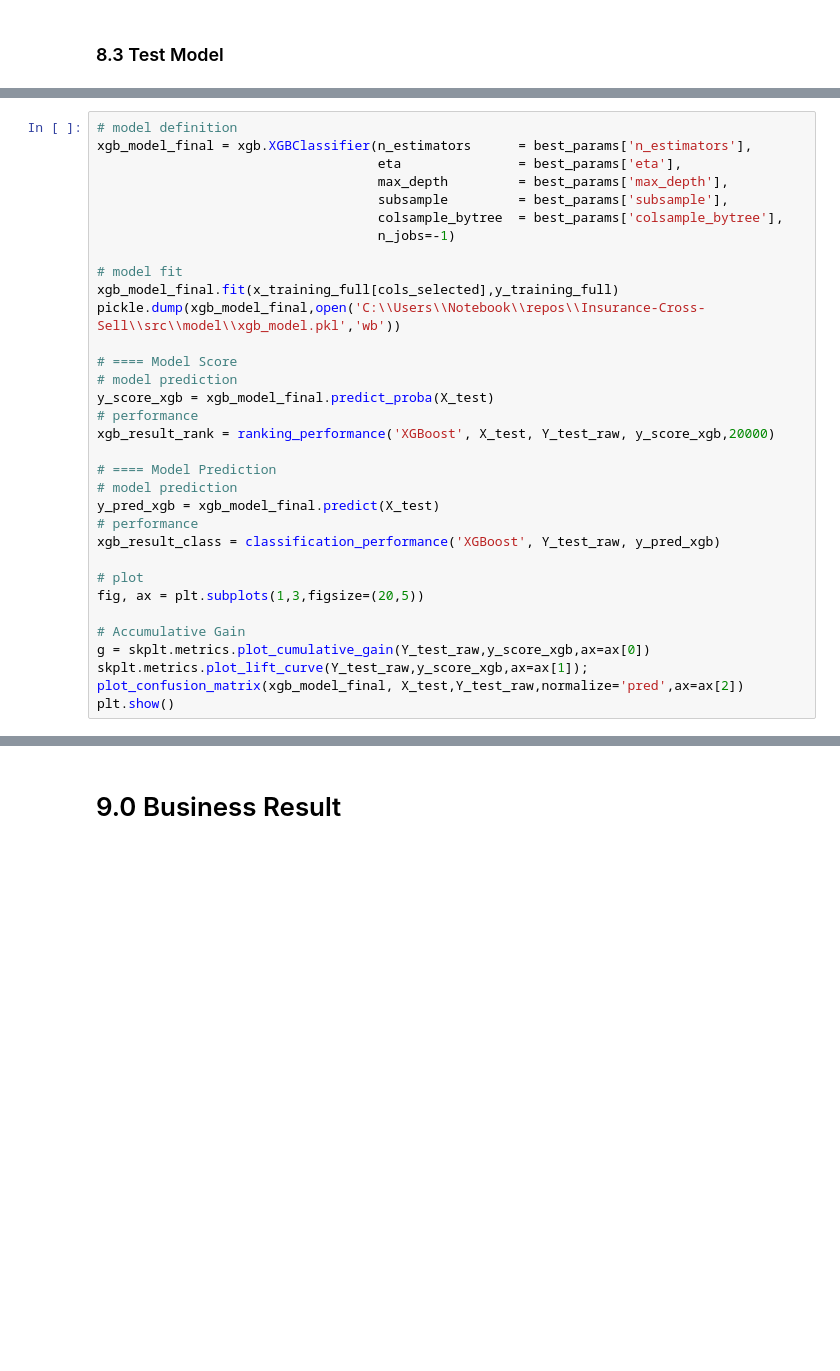
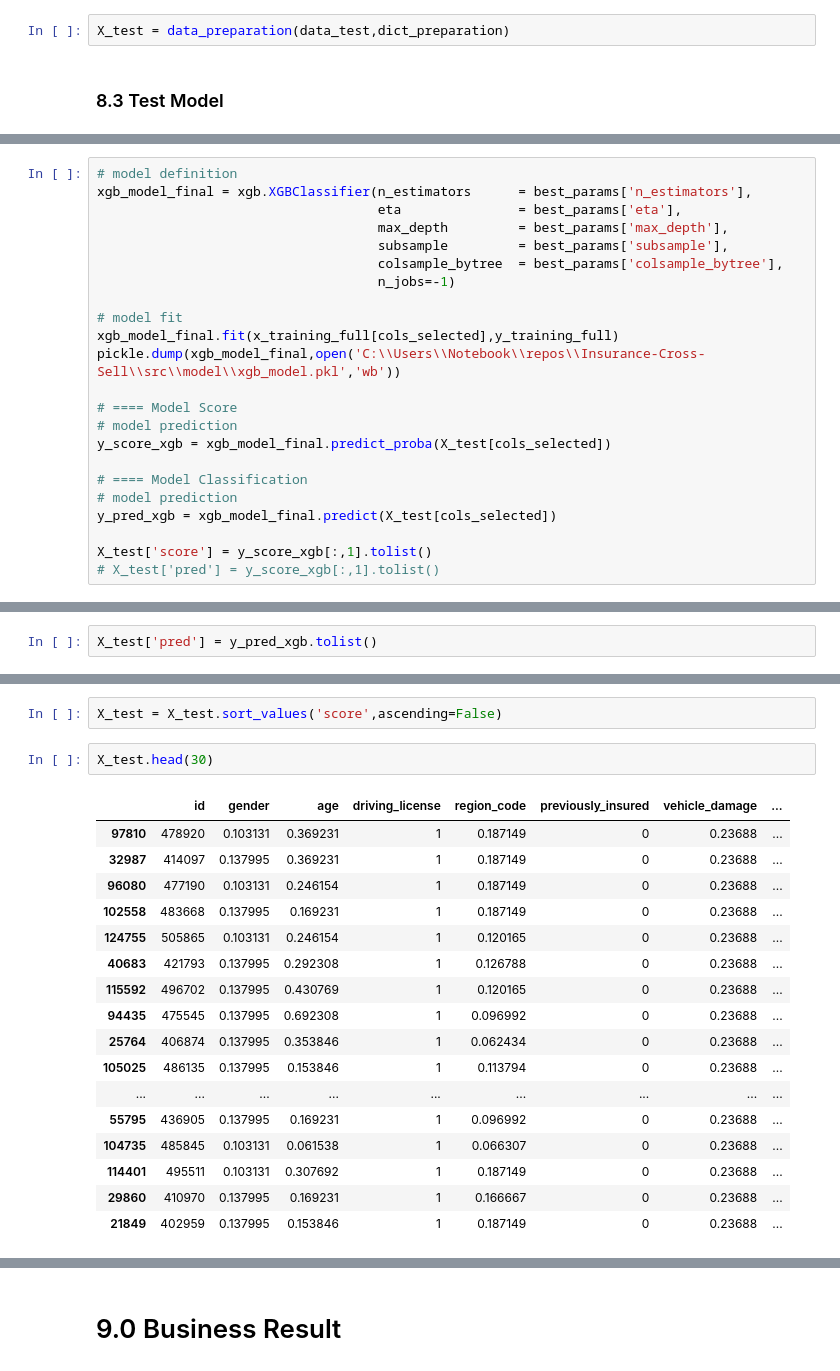
Before and after one commit to ArthurMesquita96/Insurance-Cross-Sell, a Jupyter notebook: insurance_cross_sell_notebook.ipynb, the cells around one changed output, grey strips where cells are left out. Drawn from its saved outputs; the diff is of its cells as text; blank space fills up the shorter version.

Commit message:
test model

```diff
--- a/insurance_cross_sell_notebook.ipynb
+++ b/insurance_cross_sell_notebook.ipynb
@@ -1185,2 +1188,4 @@ X_test.head(3)
+# %%
+X_test = data_preparation(data_test,dict_preparation)
 # %% [markdown]
 ### 8.3 Test Model
@@ -1199,21 +1209,11 @@ pickle.dump(xgb_model_final,open('C:\\Users\\Notebook\\repos\\Insurance-Cross-Se
 
 # ==== Model Score
 # model prediction
-y_score_xgb = xgb_model_final.predict_proba(X_test)
-# performance
-xgb_result_rank = ranking_performance('XGBoost', X_test, Y_test_raw, y_score_xgb,20000)
+y_score_xgb = xgb_model_final.predict_proba(X_test[cols_selected])
 
-# ==== Model Prediction
+# ==== Model Classification
 # model prediction
-y_pred_xgb = xgb_model_final.predict(X_test)
-# performance
-xgb_result_class = classification_performance('XGBoost', Y_test_raw, y_pred_xgb)
+y_pred_xgb = xgb_model_final.predict(X_test[cols_selected])
 
-# plot
-fig, ax = plt.subplots(1,3,figsize=(20,5))
-
-# Accumulative Gain
-g = skplt.metrics.plot_cumulative_gain(Y_test_raw,y_score_xgb,ax=ax[0])
-skplt.metrics.plot_lift_curve(Y_test_raw,y_score_xgb,ax=ax[1]);
-plot_confusion_matrix(xgb_model_final, X_test,Y_test_raw,normalize='pred',ax=ax[2])
-plt.show()
+X_test['score'] = y_score_xgb[:,1].tolist()
+# X_test['pred'] = y_score_xgb[:,1].tolist()
@@ -1221,0 +1220,2 @@ plt.show()
+# %%
+X_test['pred'] = y_pred_xgb.tolist()
@@ -1221,0 +1238,22 @@ plt.show()
+# %%
+X_test = X_test.sort_values('score',ascending=False)
+# %%
+X_test.head(30)
+# %% [output]
+|  | id | gender | age | driving_license | region_code | previously_insured | vehicle_damage | ... |
+| 97810 | 478920 | 0.103131 | 0.369231 | 1 | 0.187149 | 0 | 0.23688 | ... |
+| 32987 | 414097 | 0.137995 | 0.369231 | 1 | 0.187149 | 0 | 0.23688 | ... |
+| 96080 | 477190 | 0.103131 | 0.246154 | 1 | 0.187149 | 0 | 0.23688 | ... |
+| 102558 | 483668 | 0.137995 | 0.169231 | 1 | 0.187149 | 0 | 0.23688 | ... |
+| 124755 | 505865 | 0.103131 | 0.246154 | 1 | 0.120165 | 0 | 0.23688 | ... |
+| 40683 | 421793 | 0.137995 | 0.292308 | 1 | 0.126788 | 0 | 0.23688 | ... |
+| 115592 | 496702 | 0.137995 | 0.430769 | 1 | 0.120165 | 0 | 0.23688 | ... |
+| 94435 | 475545 | 0.137995 | 0.692308 | 1 | 0.096992 | 0 | 0.23688 | ... |
+| 25764 | 406874 | 0.137995 | 0.353846 | 1 | 0.062434 | 0 | 0.23688 | ... |
+| 105025 | 486135 | 0.137995 | 0.153846 | 1 | 0.113794 | 0 | 0.23688 | ... |
+| ... | ... | ... | ... | ... | ... | ... | ... | ... |
+| 55795 | 436905 | 0.137995 | 0.169231 | 1 | 0.096992 | 0 | 0.23688 | ... |
+| 104735 | 485845 | 0.103131 | 0.061538 | 1 | 0.066307 | 0 | 0.23688 | ... |
+| 114401 | 495511 | 0.103131 | 0.307692 | 1 | 0.187149 | 0 | 0.23688 | ... |
+| 29860 | 410970 | 0.137995 | 0.169231 | 1 | 0.166667 | 0 | 0.23688 | ... |
+| 21849 | 402959 | 0.137995 | 0.153846 | 1 | 0.187149 | 0 | 0.23688 | ... |
```
Also changed, not shown: parts of 11 cells of this notebook, 1 other file.
